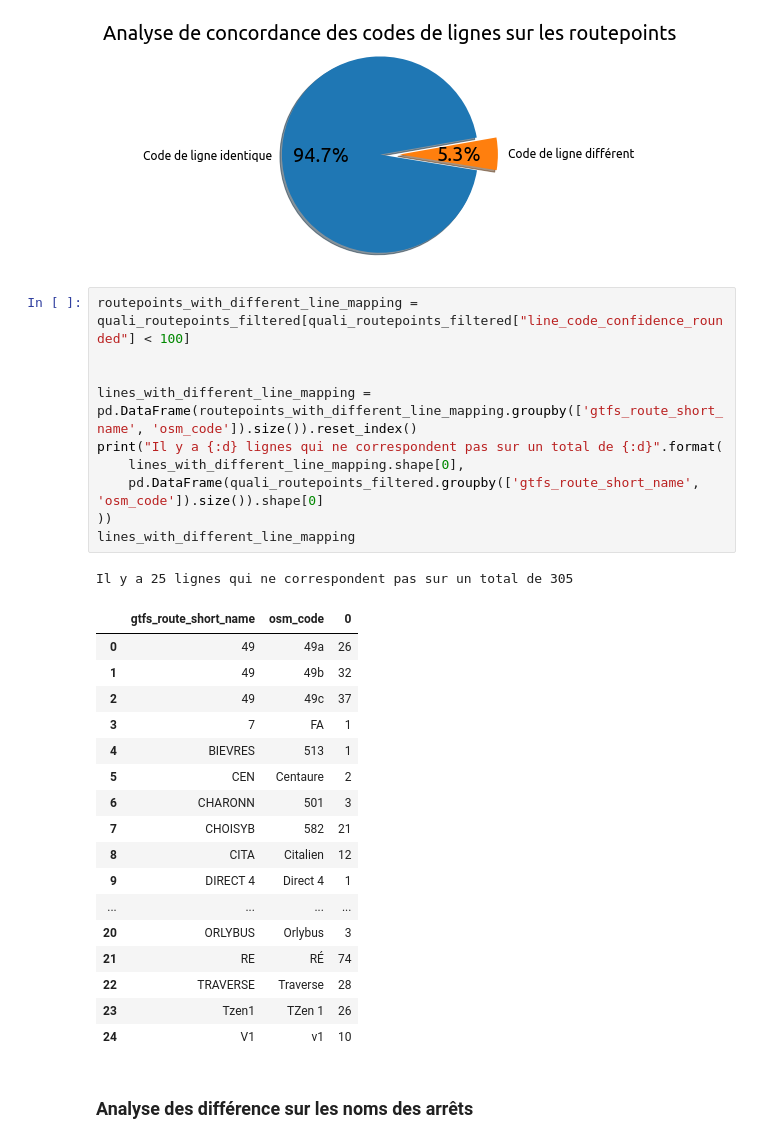
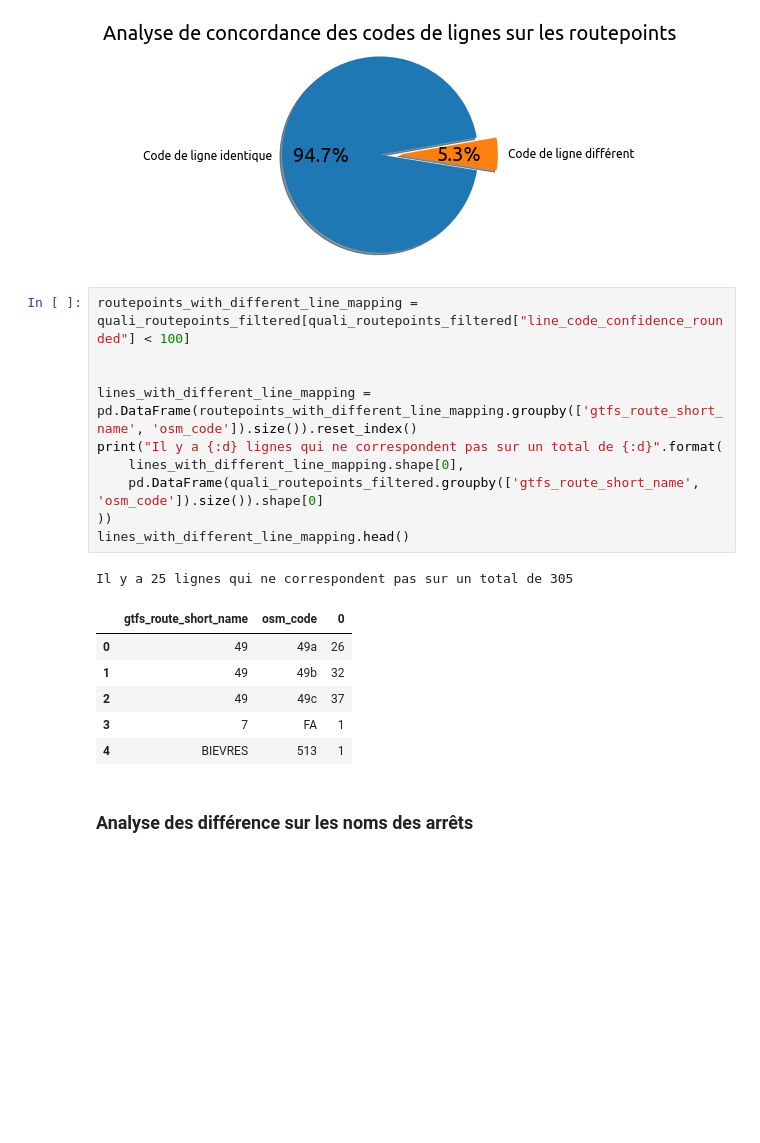
Before and after one commit to Jungle-Bus/ref-fr-STIF, a Jupyter notebook: audit_routepoints/idf_audit_quali.ipynb, the cells around one changed output. Saved outputs shown, nothing was run; the diff lists cells and outputs as text; blank space fills up the shorter version.

```diff
--- a/audit_routepoints/idf_audit_quali.ipynb
+++ b/audit_routepoints/idf_audit_quali.ipynb
@@ -137,32 +143,21 @@ plt.show()
 # %%
 routepoints_with_different_line_mapping = quali_routepoints_filtered[quali_routepoints_filtered["line_code_confidence_rounded"] < 100]
 
 
 lines_with_different_line_mapping = pd.DataFrame(routepoints_with_different_line_mapping.groupby(['gtfs_route_short_name', 'osm_code']).size()).reset_index()
 print("Il y a {:d} lignes qui ne correspondent pas sur un total de {:d}".format(
     lines_with_different_line_mapping.shape[0],
     pd.DataFrame(quali_routepoints_filtered.groupby(['gtfs_route_short_name', 'osm_code']).size()).shape[0]
 ))
-lines_with_different_line_mapping
+lines_with_different_line_mapping.head()
 # %% [output]
 Il y a 25 lignes qui ne correspondent pas sur un total de 305
 |  | gtfs_route_short_name | osm_code | 0 |
 | 0 | 49 | 49a | 26 |
 | 1 | 49 | 49b | 32 |
 | 2 | 49 | 49c | 37 |
 | 3 | 7 | FA | 1 |
 | 4 | BIEVRES | 513 | 1 |
-| 5 | CEN | Centaure | 2 |
-| 6 | CHARONN | 501 | 3 |
-| 7 | CHOISYB | 582 | 21 |
-| 8 | CITA | Citalien | 12 |
-| 9 | DIRECT 4 | Direct 4 | 1 |
-| ... | ... | ... | ... |
-| 20 | ORLYBUS | Orlybus | 3 |
-| 21 | RE | RÉ | 74 |
-| 22 | TRAVERSE | Traverse | 28 |
-| 23 | Tzen1 | TZen 1 | 26 |
-| 24 | V1 | v1 | 10 |
 # %% [markdown]
 ### Analyse des différence sur les noms des arrêts
 # %%
```
Also changed, not shown: parts of 3 cells of this notebook.
